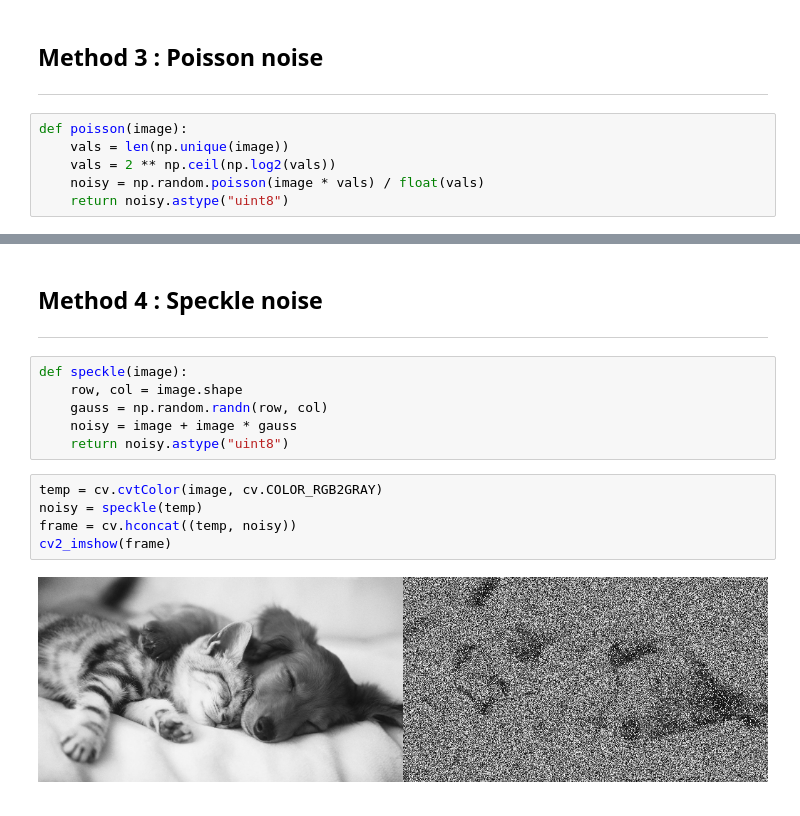
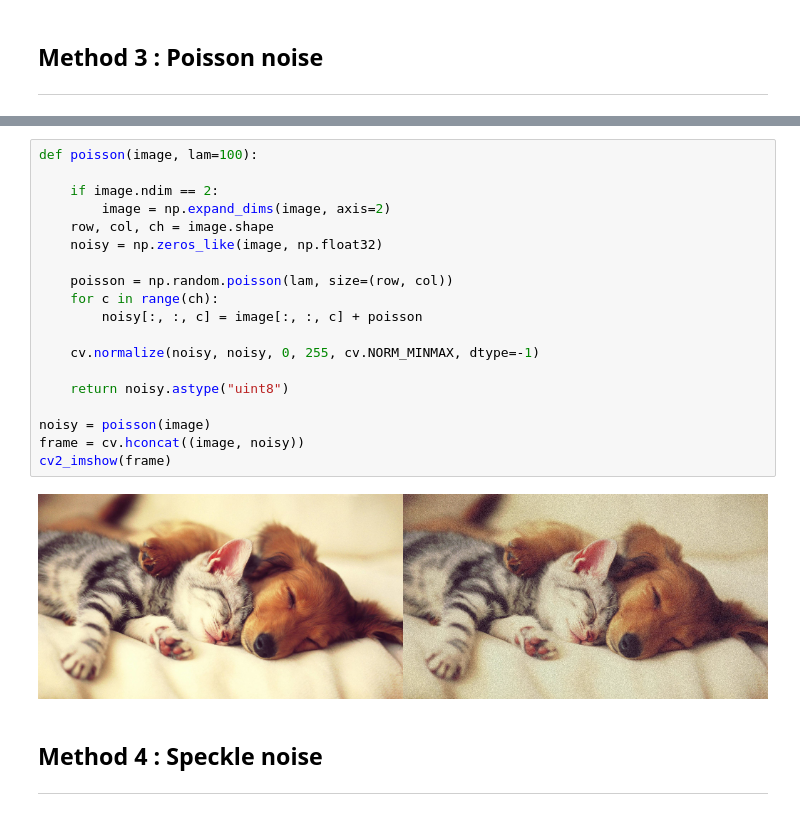
Before and after one commit to tackulus/204383, a Jupyter notebook: Code05.ipynb, the cells around one changed output, grey strips where cells are left out. Drawn from its saved outputs; the diff is of its cells as text.

```diff
--- a/Code05.ipynb
+++ b/Code05.ipynb
@@ -68,9 +80,3 @@ cv2_imshow(frame)
 ## **Method 3 : Poisson noise**
 
 ---
-# %%
-def poisson(image):
-    vals = len(np.unique(image))
-    vals = 2 ** np.ceil(np.log2(vals))
-    noisy = np.random.poisson(image * vals) / float(vals)
-    return noisy.astype("uint8")
@@ -84,17 +83,25 @@ cv2_imshow(frame)
+# %%
+def poisson(image, lam=100):
+
+    if image.ndim == 2:
+        image = np.expand_dims(image, axis=2)
+    row, col, ch = image.shape
+    noisy = np.zeros_like(image, np.float32)
+
+    poisson = np.random.poisson(lam, size=(row, col))
+    for c in range(ch):
+        noisy[:, :, c] = image[:, :, c] + poisson
+
+    cv.normalize(noisy, noisy, 0, 255, cv.NORM_MINMAX, dtype=-1)
+
+    return noisy.astype("uint8")
+
+noisy = poisson(image)
+frame = cv.hconcat((image, noisy))
+cv2_imshow(frame)
+# %% [output]
+[figure, added]
 # %% [markdown]
 ## **Method 4 : Speckle noise**
 
 ---
-# %%
-def speckle(image):
-    row, col = image.shape
-    gauss = np.random.randn(row, col)
-    noisy = image + image * gauss
-    return noisy.astype("uint8")
-# %%
-temp = cv.cvtColor(image, cv.COLOR_RGB2GRAY)
-noisy = speckle(temp)
-frame = cv.hconcat((temp, noisy))
-cv2_imshow(frame)
-# %% [output]
-[figure, removed]
```
Also changed, not shown: parts of 9 cells of this notebook.
